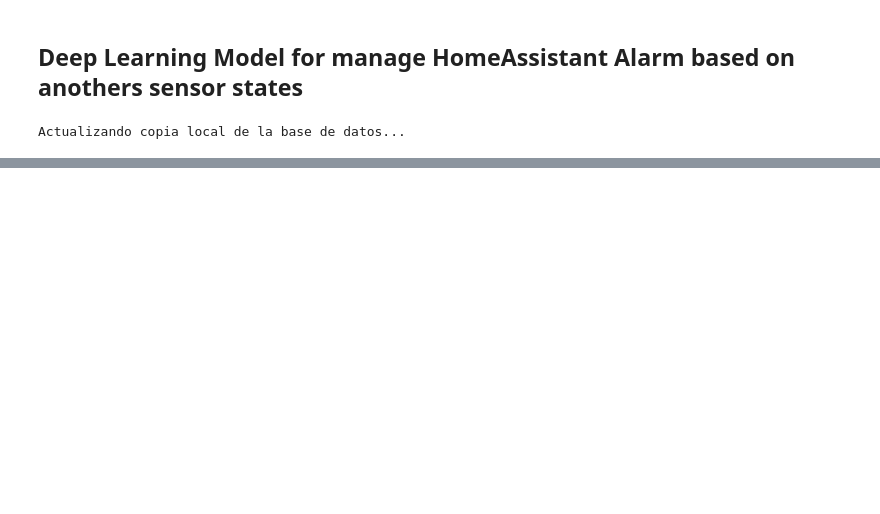
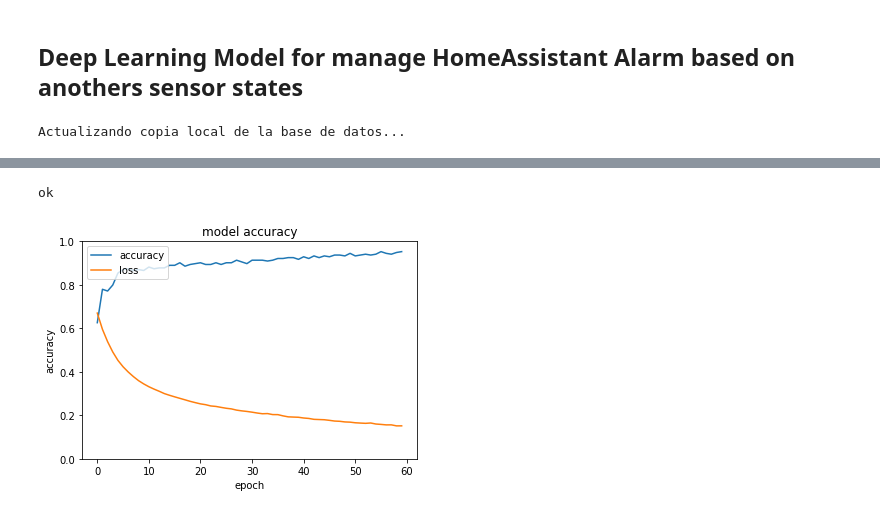
Before and after one commit to rrbarrero/hamlalarm_proyect, a Jupyter notebook: ha_deep_alarm.ipynb, the cells around one changed output, grey strips where cells are left out. Saved outputs shown, nothing was run; the diff lists cells and outputs as text; code cells hidden in the pictures; blank space fills up the shorter version.

```diff
--- a/ha_deep_alarm.ipynb
+++ b/ha_deep_alarm.ipynb
@@ -47,5 +60,5 @@ X.head()
 # %%
-X_train, X_test, y_train, y_test = train_test_split(X, y, test_size=0.33, random_state=42)
+X_train, X_test, y_train, y_test = train_test_split(X, y, test_size=0.33, random_state=42, stratify=y)
 print("Total number of samples: {} and features: {}".format(X.shape[0], X.shape[1]))
 print("Train samples: {} Test samples: {}".format(X_train.shape[0], X_test.shape[0]))
 # %% [output]
@@ -62,8 +79,9 @@ target
 def create_model():
     classifier = Sequential()
     #First Hidden Layer
-    classifier.add(Dense(10, activation='relu', kernel_initializer='normal', input_dim=len(X_train.columns)))#Second  Hidden Layer
-    classifier.add(Dense(1, activation='relu', kernel_initializer='normal'))
+    classifier.add(Dense(60, activation='relu', kernel_initializer='normal', input_dim=len(X_train.columns)))#Second  Hidden Layer
+    #classifier.add(Dense(10, activation='relu', kernel_initializer='normal'))
+    classifier.add(Dense(1, activation='sigmoid'))
     classifier.compile(optimizer ='adam',loss='binary_crossentropy', metrics =['accuracy'])
     return classifier
 # %%
@@ -79,0 +97,5 @@ Results: 87.89% (+/- 8.76%)
+# %%
+model = create_model()
+model.fit(X_train, y_train, batch_size=10, epochs=60, verbose=0)
+eval_model=model.evaluate(X_test, y_test)
+print(eval_model[1])
@@ -79,0 +109,17 @@ Results: 87.89% (+/- 8.76%)
+# %%
+# convertimos el model a tf lite para la raspbi
+convert_model(model)
+# %% [output]
+ok
+# %%
+history_dict = model.history.history
+plt.plot(model.history.history['accuracy']) # en versiones nuevas es accuracy la key
+plt.plot(model.history.history['loss'])
+plt.title('model accuracy')
+plt.ylabel('accuracy')
+plt.xlabel('epoch')
+plt.ylim(0, 1)
+plt.legend(['accuracy', 'loss'], loc='upper left')
+plt.show()
+# %% [output]
+[figure, added]
```
Also changed, not shown: parts of 17 cells of this notebook.
